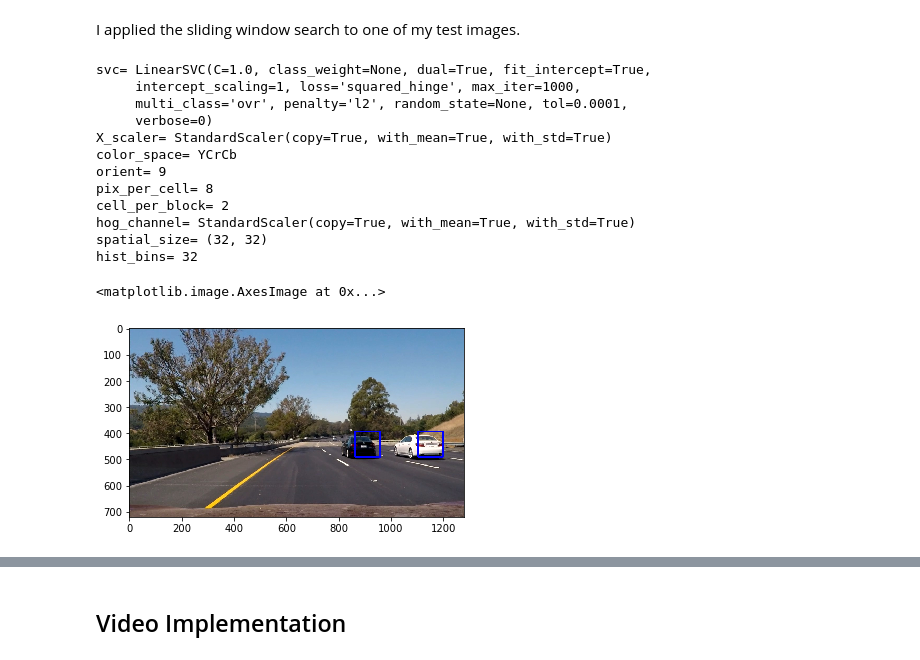
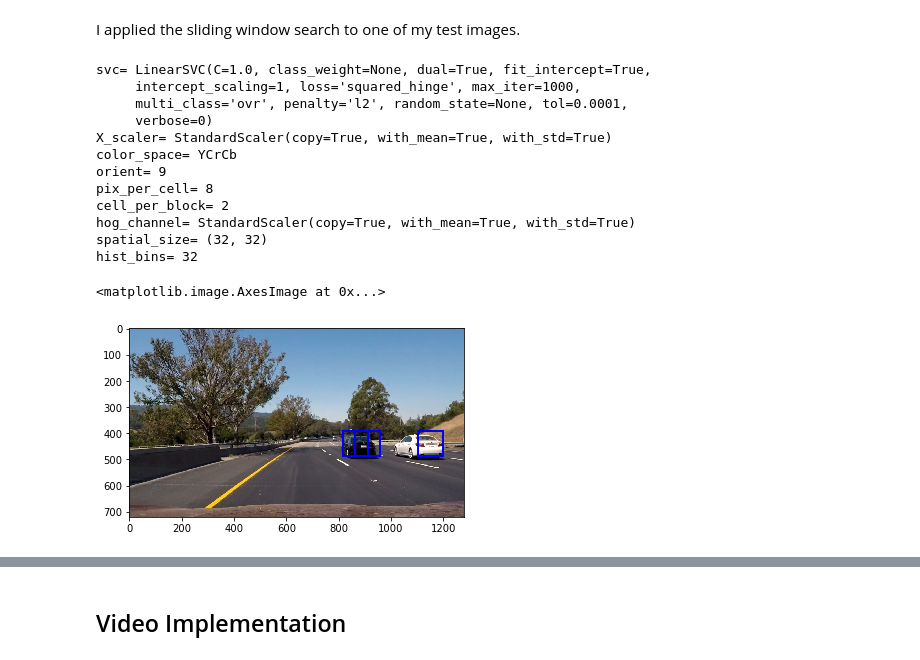
Before and after one commit to psyto/CarND-Vehicle-Detection, a Jupyter notebook: P5.ipynb, the cells around one changed output, grey strips where cells are left out. Saved outputs shown, nothing was run; the diff lists cells and outputs as text; code cells hidden in the pictures.

```diff
--- a/P5.ipynb
+++ b/P5.ipynb
@@ -587,40 +587,39 @@ print("hog_channel=", X_scaler)
 print("spatial_size=", spatial_size)
 print("hist_bins=", hist_bins)
 
-#y_start_stop = [250, 650] # Min and max in y to search in slide_window()
+y_start_stop = [200, 600] # Min and max in y to search in slide_window()
 
 image = mpimg.imread('./test_images/test6.jpg')
 draw_image = np.copy(image)
-
 #image = image.astype(np.float32)/255
 
 windows = slide_window(image, x_start_stop=[None, None], y_start_stop=y_start_stop,
                     xy_window=(96, 96), xy_overlap=(0.5, 0.5))
 
 hot_windows = search_windows(image, windows, svc, X_scaler, color_space=color_space,
                         spatial_size=spatial_size, hist_bins=hist_bins,
                         orient=orient, pix_per_cell=pix_per_cell,
                         cell_per_block=cell_per_block,
                         hog_channel=hog_channel, spatial_feat=spatial_feat,
                         hist_feat=hist_feat, hog_feat=hog_feat)
 
 window_img = draw_boxes(draw_image, hot_windows, color=(0, 0, 255), thick=6)
 
 plt.imshow(window_img)
 # %% [output]
 svc= LinearSVC(C=1.0, class_weight=None, dual=True, fit_intercept=True,
      intercept_scaling=1, loss='squared_hinge', max_iter=1000,
      multi_class='ovr', penalty='l2', random_state=None, tol=0.0001,
      verbose=0)
 X_scaler= StandardScaler(copy=True, with_mean=True, with_std=True)
 color_space= YCrCb
 orient= 9
 pix_per_cell= 8
 cell_per_block= 2
 hog_channel= StandardScaler(copy=True, with_mean=True, with_std=True)
 spatial_size= (32, 32)
 hist_bins= 32
 <matplotlib.image.AxesImage at 0x...>
-[figure, old version]
+[figure, new version]
 # %%
 ystart = 400
```
Also changed, not shown: parts of 11 cells of this notebook.
